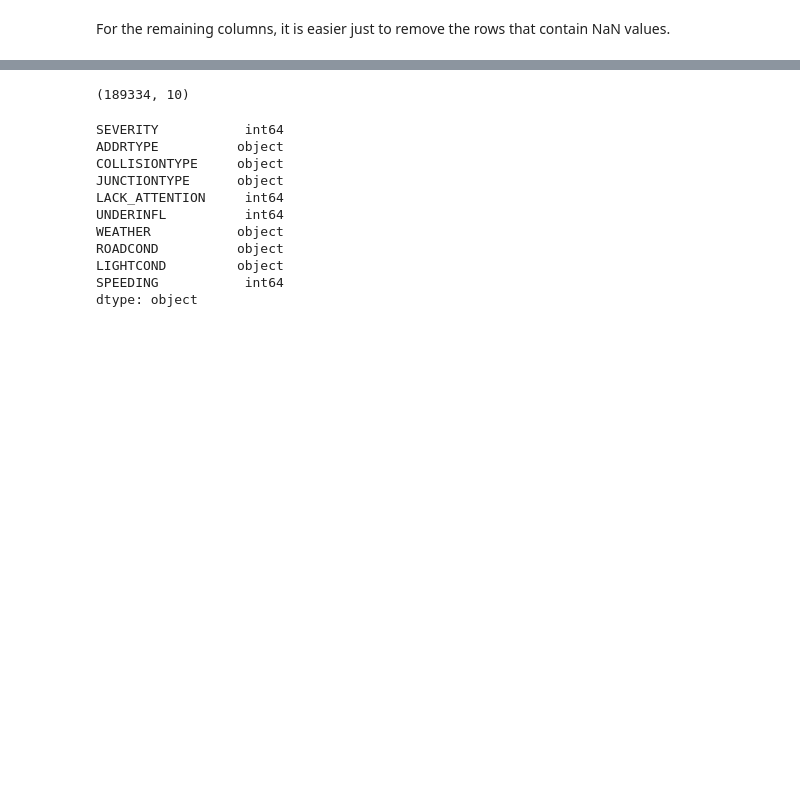
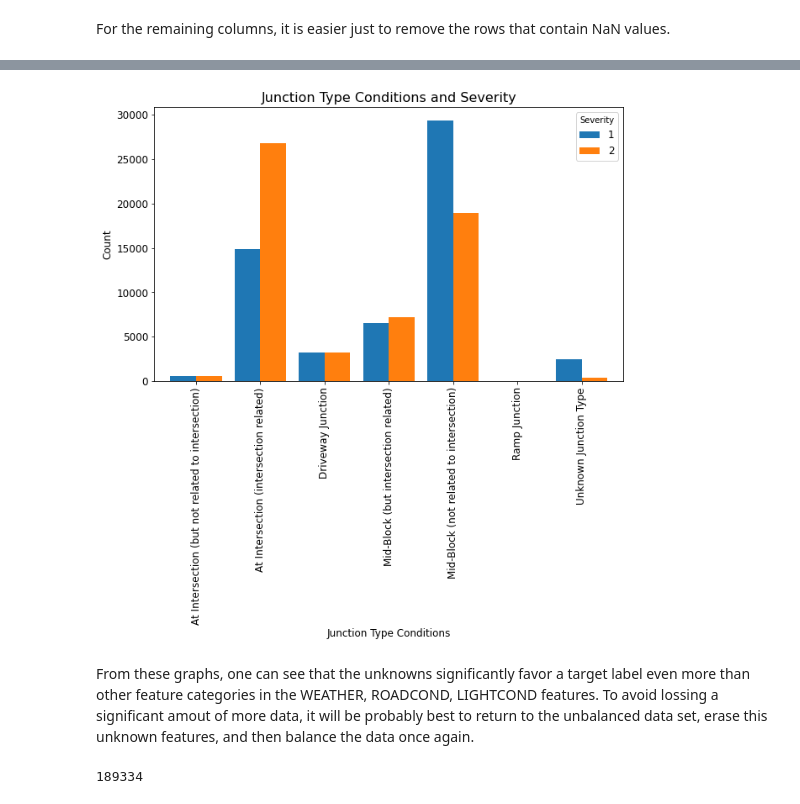
Before and after one commit to emiliopm1997/Coursera_Capstone, a Jupyter notebook: CAPSTONE Project.ipynb, the cells around one changed output, grey strips where cells are left out. Drawn from its saved outputs; the diff is of its cells as text; code cells hidden in the pictures; blank space fills up the shorter version.

```diff
--- a/CAPSTONE Project.ipynb
+++ b/CAPSTONE Project.ipynb
@@ -189,18 +291,10 @@ There are no more values on the data set, therefore, I want to start looking for
+# %%
+print_bar('JUNCTIONTYPE','Junction Type Conditions')
+# %% [output]
+[figure, added]
+# %% [markdown]
+From these graphs, one can see that the unknowns significantly favor a target label even more than other feature categories in the WEATHER, ROADCOND, LIGHTCOND features. To avoid lossing a significant amout of more data, it will be probably best to return to the unbalanced data set, erase this unknown features, and then balance the data once again.
 # %%
-df_filtered.shape
+df_filtered.shape[0]
 # %% [output]
-(189334, 10)
+189334
-# %%
-df_filtered.dtypes
-# %% [output]
-SEVERITY           int64
-ADDRTYPE          object
-COLLISIONTYPE     object
-JUNCTIONTYPE      object
-LACK_ATTENTION     int64
-UNDERINFL          int64
-WEATHER           object
-ROADCOND          object
-LIGHTCOND         object
-SPEEDING           int64
-dtype: object
```
Also changed, not shown: parts of 29 cells of this notebook, 1 other file.
